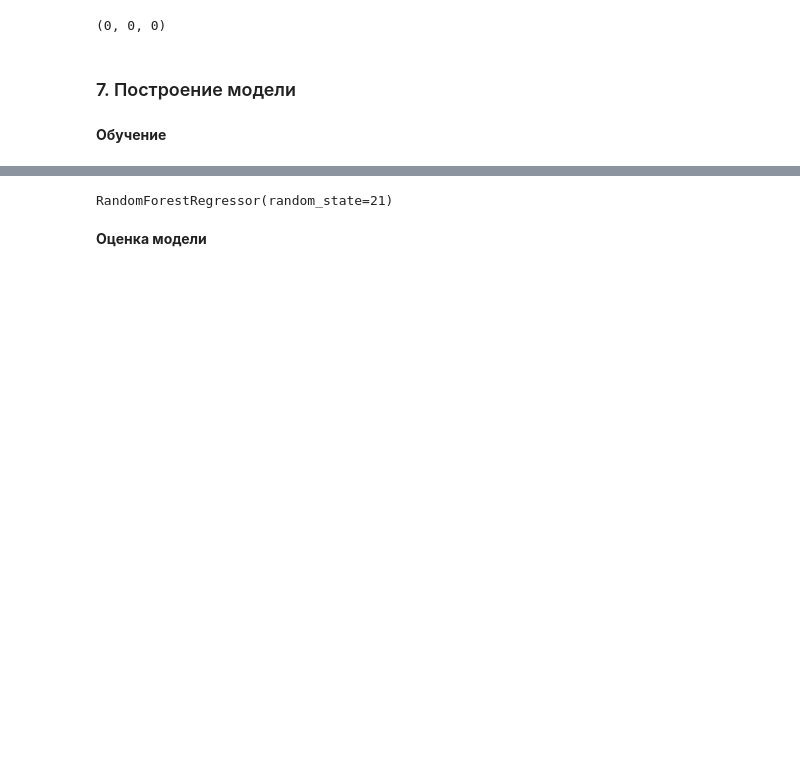
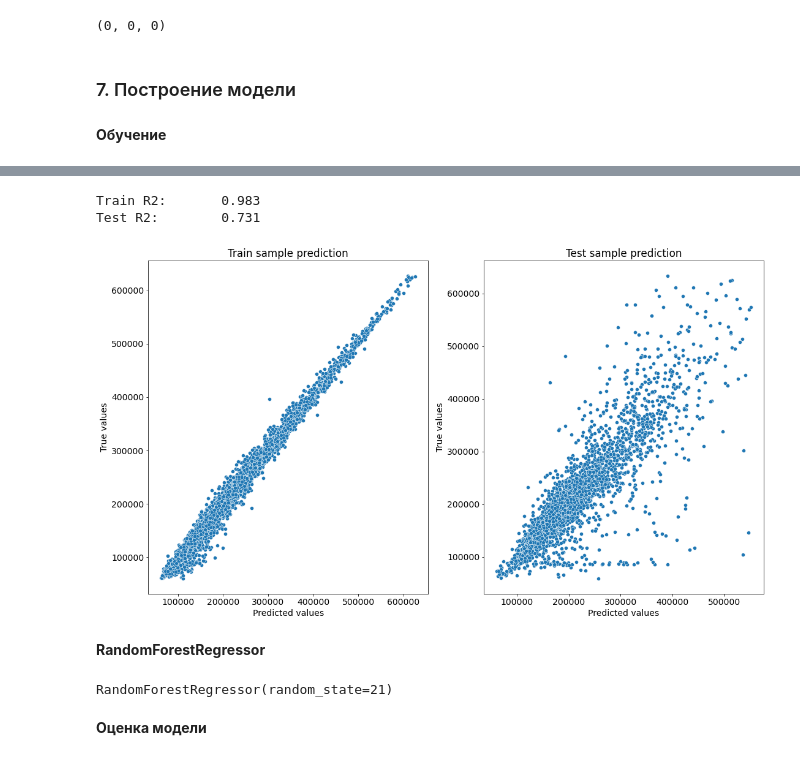
Before and after one commit to alex-chin/GB_LIBS_DS, a Jupyter notebook: course_project/REstate.ipynb, the cells around one changed output, grey strips where cells are left out. Saved outputs shown, nothing was run; the diff lists cells and outputs as text; code cells hidden in the pictures; blank space fills up the shorter version.

```diff
--- a/course_project/REstate.ipynb
+++ b/course_project/REstate.ipynb
@@ -1024,3 +1019,14 @@ X_train.isna().sum().sum(), X_valid.isna().sum().sum(), test_df.isna().sum().sum
+# %%
+y_train_preds = best_xgb_model.predict(X_train)
+y_test_preds = best_xgb_model.predict(X_valid)
+
+evaluate_preds(y_train, y_train_preds, y_valid, y_test_preds)
+# %% [output]
+Train R2:       0.983
+Test R2:        0.731
+[figure, added]
+# %% [markdown]
+**RandomForestRegressor**
 # %%
 rf_model = RandomForestRegressor(random_state=21, criterion='mse')
 rf_model.fit(X_train, y_train)
```
Also changed, not shown: parts of 16 cells of this notebook, 6 other files.
